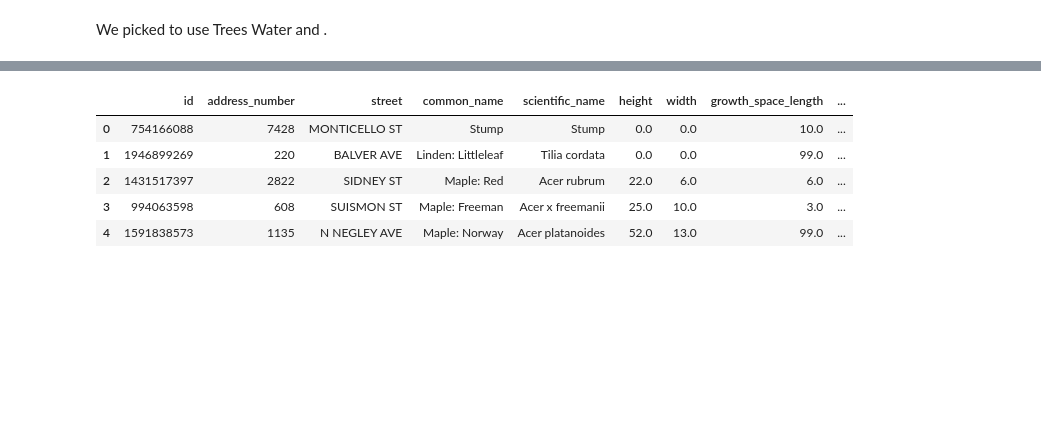
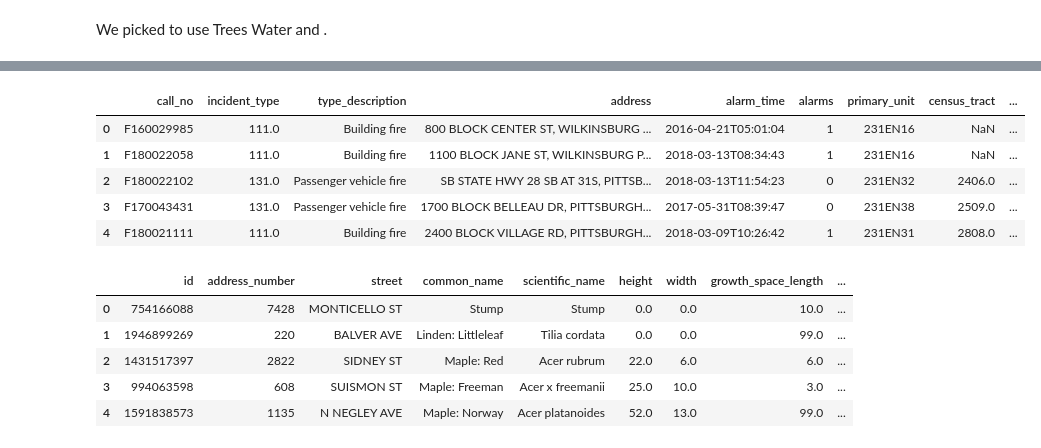
Before and after one commit to Garcia-Bela/FinalLabProject, a Jupyter notebook: TheProof.ipynb, the cells around one changed output, grey strips where cells are left out. Drawn from its saved outputs; the diff is of its cells as text; code cells hidden in the pictures; blank space fills up the shorter version.

Commit message:
added fire

```diff
--- a/TheProof.ipynb
+++ b/TheProof.ipynb
@@ -25,6 +25,17 @@ pgh_waterfeatures.head()
 | 2 | 1422043278 | Allegheny Commons Arch St | Continuous | Drinking Fountain | f | Regular Fountain | https://tools.wprdc.org/images/pi... | Allegheny Center | ... |
 | 3 | 1237191582 | Allegheny Commons East Tennis Courts | Continuous | Drinking Fountain | f | Regular Fountain | https://tools.wprdc.org/images/pi... | Allegheny Center | ... |
 | 4 | 1146184773 | Allegheny Commons Pool | Continuous | Drinking Fountain | f | Regular Fountain | https://tools.wprdc.org/images/pi... | Allegheny Center | ... |
+# %%
+fire_incidents = pd.read_csv("https://data.wprdc.org/datastore/dump/8d76ac6b-5ae8-4428-82a4-043130d17b02")
+
+fire_incidents.head()
+# %% [output]
+|  | call_no | incident_type | type_description | address | alarm_time | alarms | primary_unit | census_tract | ... |
+| 0 | F160029985 | 111.0 | Building fire | 800 BLOCK CENTER ST, WILKINSBURG ... | 2016-04-21T05:01:04 | 1 | 231EN16 | NaN | ... |
+| 1 | F180022058 | 111.0 | Building fire | 1100 BLOCK JANE ST, WILKINSBURG P... | 2018-03-13T08:34:43 | 1 | 231EN16 | NaN | ... |
+| 2 | F180022102 | 131.0 | Passenger vehicle fire | SB STATE HWY 28 SB AT 31S, PITTSB... | 2018-03-13T11:54:23 | 0 | 231EN32 | 2406.0 | ... |
+| 3 | F170043431 | 131.0 | Passenger vehicle fire | 1700 BLOCK BELLEAU DR, PITTSBURGH... | 2017-05-31T08:39:47 | 0 | 231EN38 | 2509.0 | ... |
+| 4 | F180021111 | 111.0 | Building fire | 2400 BLOCK VILLAGE RD, PITTSBURGH... | 2018-03-09T10:26:42 | 1 | 231EN31 | 2808.0 | ... |
 # %%
 pgh_trees = pd.read_csv("https://data.wprdc.org/datastore/dump/1515a93c-73e3-4425-9b35-1cd11b2196da")
 
```
Also changed, not shown: parts of 6 cells of this notebook.
